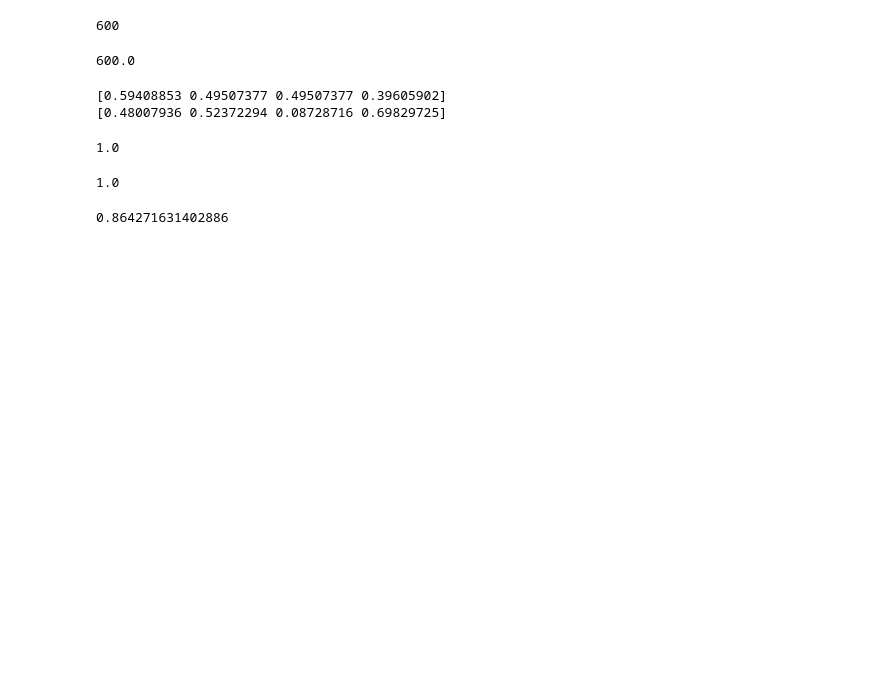
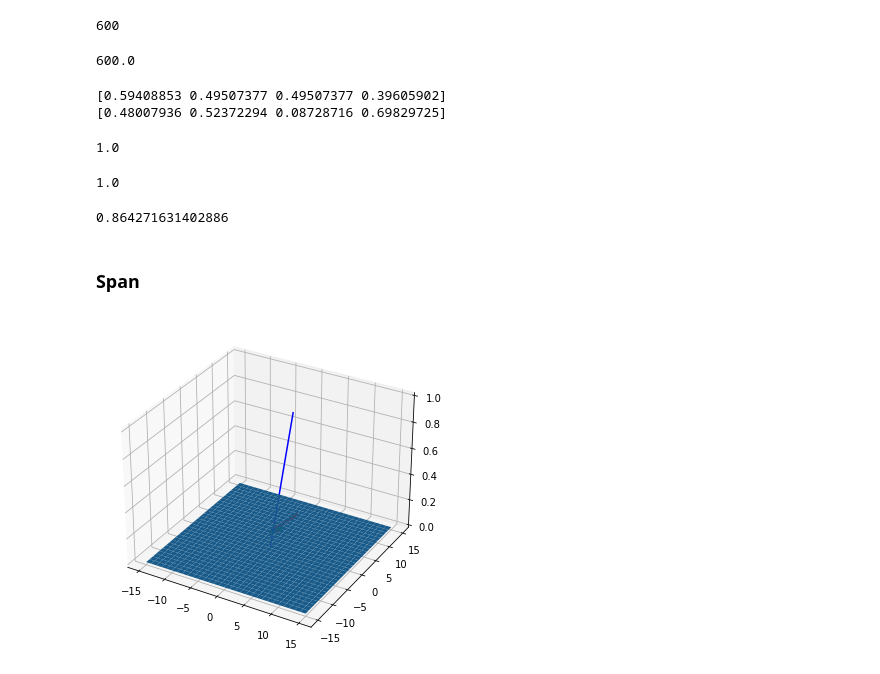
Before and after one commit to hon3g/linear-algebra-theory-and-code, a Jupyter notebook: 2_vectors.ipynb, the cells around one changed output. Drawn from its saved outputs; the diff is of its cells as text; code cells hidden in the pictures; blank space fills up the shorter version.

Commit message:
Add span section

```diff
--- a/2_vectors.ipynb
+++ b/2_vectors.ipynb
@@ -493,3 +493,32 @@ np.linalg.norm(v2u)
 np.dot(v1u, v2u)
 # %% [output]
 0.864271631402886
+# %% [markdown]
+### Span
+# %%
+# set S
+S1 = np.array([1, 1, 0])
+S2 = np.array([1, 7, 0])
+
+# vectors v and w
+v = np.array([1, 2, 0])
+w = np.array([3, 2, 1])
+
+# draw vectors
+fig = plt.figure(figsize=(6, 6))
+ax = fig.gca(projection='3d')
+ax.plot([0, S1[0]],[0, S1[1]],[.1, S1[2]+.1],'r',linewidth=3)
+ax.plot([0, S2[0]],[0, S2[1]],[.1, S2[2]+.1],'r',linewidth=3)
+
+ax.plot([0, v[0]],[0, v[1]],[.1, v[2]+.1],'g',linewidth=3)
+ax.plot([0, w[0]],[0, w[1]],[0, w[2]],'b')
+
+# now draw plane
+xx, yy = np.meshgrid(range(-15,16), range(-15,16))
+cp = np.cross(S1,S2)
+z1 = (-cp[0]*xx - cp[1]*yy)*1./cp[2]
+ax.plot_surface(xx,yy,z1)
+
+plt.show()
+# %% [output]
+[figure, added]
```
